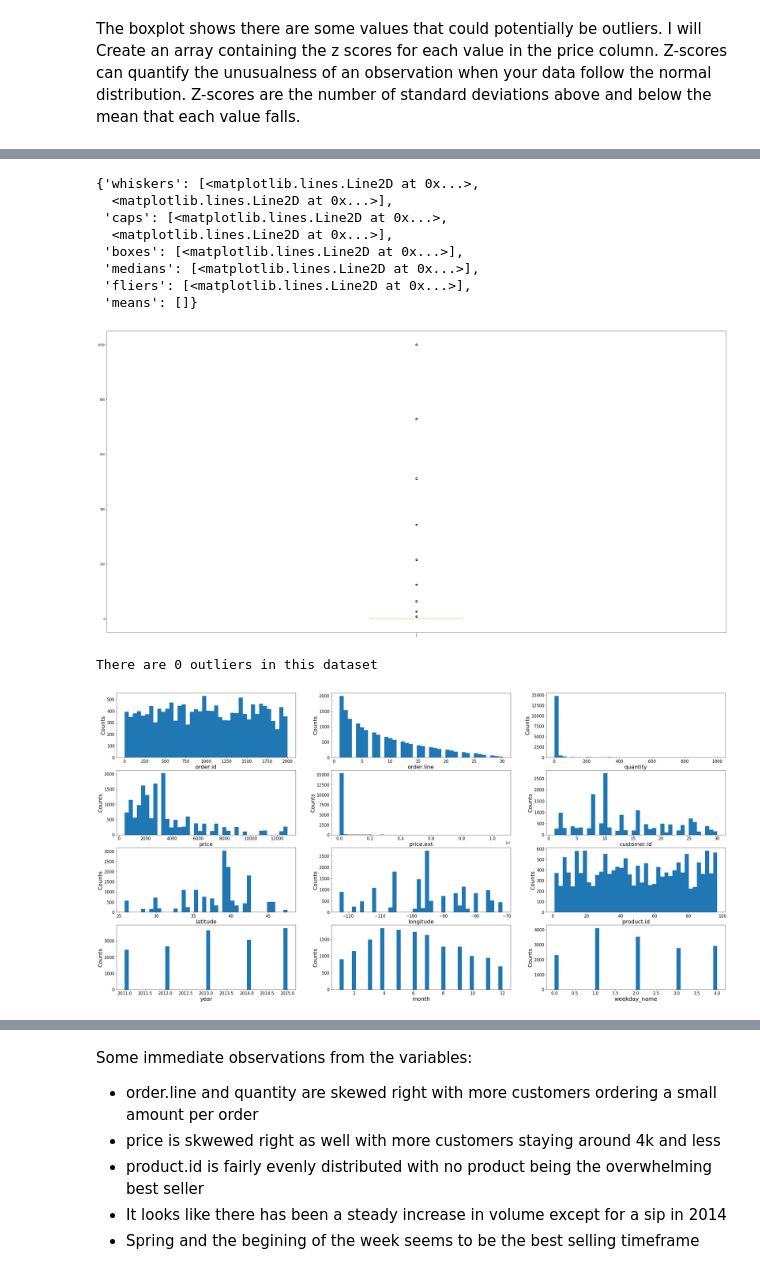
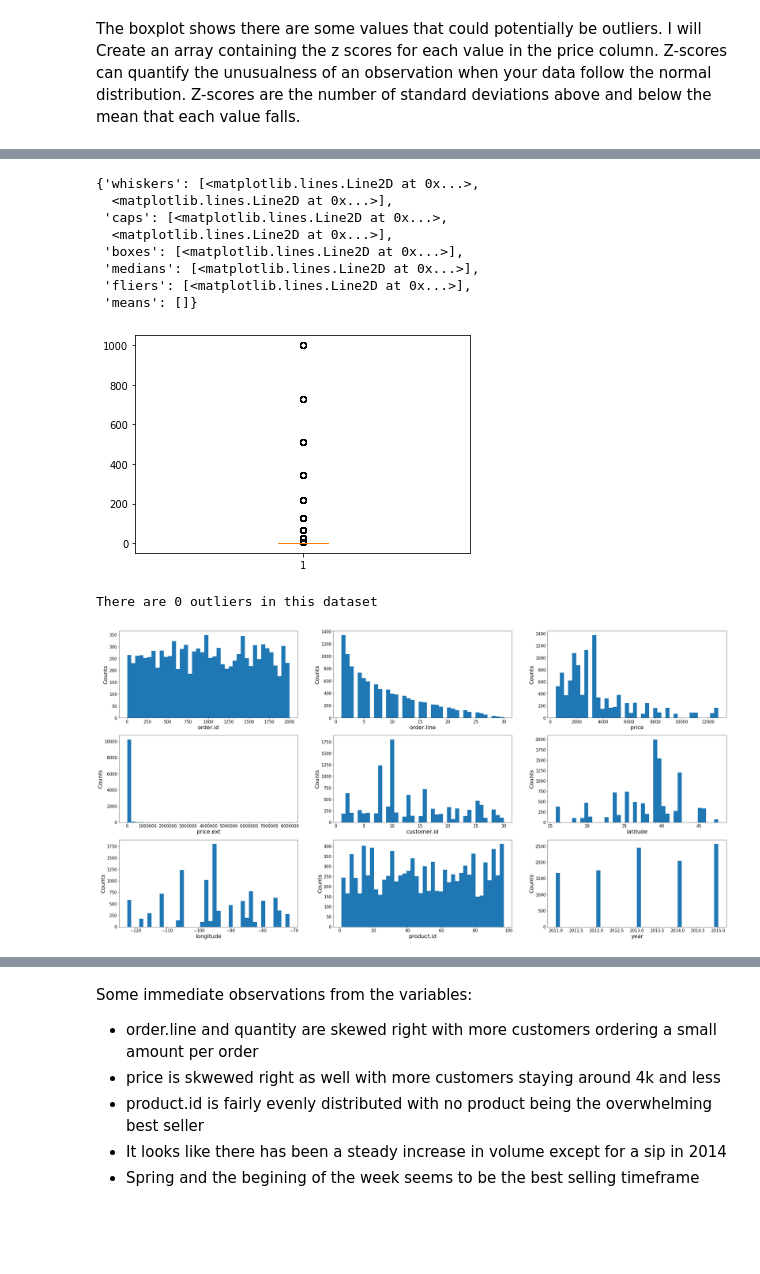
Before and after one commit to kwwaite1129/Example-Project-Work, a Jupyter notebook: Bike Sales Analysis/Case Study.ipynb, the cells around one changed output, grey strips where cells are left out. Cells and saved outputs as stored; diff of their text form; code cells hidden in the pictures; blank space fills up the shorter version.

```diff
--- a/Bike Sales Analysis/Case Study.ipynb
+++ b/Bike Sales Analysis/Case Study.ipynb
@@ -31,12 +40,19 @@ bike_data['year'] = pd.DatetimeIndex(bike_data['order.date']).year
 bike_data['month'] = pd.DatetimeIndex(bike_data['order.date']).month
 bike_data['weekday_name'] = pd.DatetimeIndex(bike_data['order.date']).dayofweek #Monday=0, Sunday=6.
 
-# add in a new column for region as a nother variable
+# add in a new column for region as another variable
 regions_df = pd.read_csv('https://raw.githubusercontent.com/cphalpert/census-regions/master/us%20census%20bureau%20regions%20and%20divisions.csv')
 regions_df = regions_df.rename(columns = {'State Code':'bikeshop.state'})
 bike_data = bike_data.merge(regions_df, on='bikeshop.state', how='left')
 bike_data = bike_data.drop(['State'], axis=1)
+bike_data.loc[(bike_data.Division == 'Mountain'),'Division']='Mountain West'
+
+# split into test and training sets
+X = bike_data.loc[:, bike_data.columns != 'quantity']
+y = bike_data['quantity']
+X_train, X_test, y_train, y_test = train_test_split(X, y, test_size=0.33, random_state=42)
 
 # look at the first five rows
-bike_data.head()
+#X_train.head()
+X_train.head()
 # %% [output]
@@ -149,5 +195,5 @@ There are 0 outliers in this dataset
 # %%
-plt.boxplot(bike_data['quantity'])
+plt.boxplot(y_train)
 # %% [output]
 {'whiskers': [<matplotlib.lines.Line2D at 0x...>,
   <matplotlib.lines.Line2D at 0x...>],
@@ -157,5 +203,5 @@ plt.boxplot(bike_data['quantity'])
  'medians': [<matplotlib.lines.Line2D at 0x...>],
  'fliers': [<matplotlib.lines.Line2D at 0x...>],
  'means': []}
-[figure, old version]
+[figure, new version]
 # %%
@@ -179,28 +225,28 @@ print("There are",outlier_count,plural_outliers(outlier_count),'in this dataset'
 # %% [output]
 There are 0 outliers in this dataset
 # %%
-bike_data = bike_data.drop(['z_score'], axis=1)
+X_train = X_train.drop(['z_score'], axis=1)
 # %%
 # create histograms for all the numerical values and review their distributions
 num_features = []
-for col in bike_data:
-    if bike_data[col].dtypes != "object":
+for col in X_train:
+    if X_train[col].dtypes != "object":
         num_features.append(col)
 
 plt.rcParams['figure.figsize'] = (40, 20)
 fig, axes = plt.subplots(nrows = int((len(num_features)/3)), ncols = 3)
 
 xaxes = num_features
 yaxes = ['Counts']*len(num_features)
 
 # draw histograms
 axes = axes.ravel()
 # the for statements goes through the 4 features identified and creates histograms of them
 for idx, ax in enumerate(axes):
-    ax.hist(bike_data[num_features[idx]].dropna(), bins=40)
+    ax.hist(X_train[num_features[idx]].dropna(), bins=40)
     ax.set_xlabel(xaxes[idx], fontsize=20)
     ax.set_ylabel(yaxes[idx], fontsize=20)
     ax.tick_params(axis='both', labelsize=15)
 plt.show()
 # %% [output]
-[figure, old version]
+[figure, new version]
```
Also changed, not shown: parts of 38 cells of this notebook.
